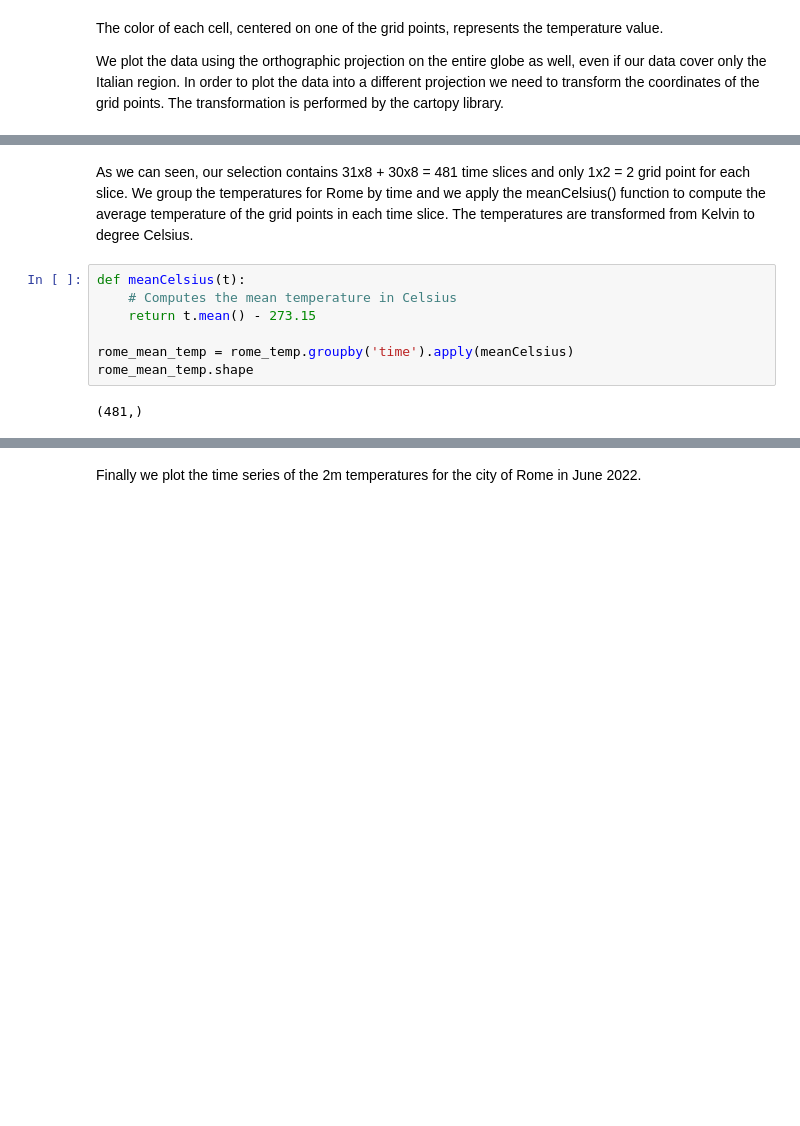
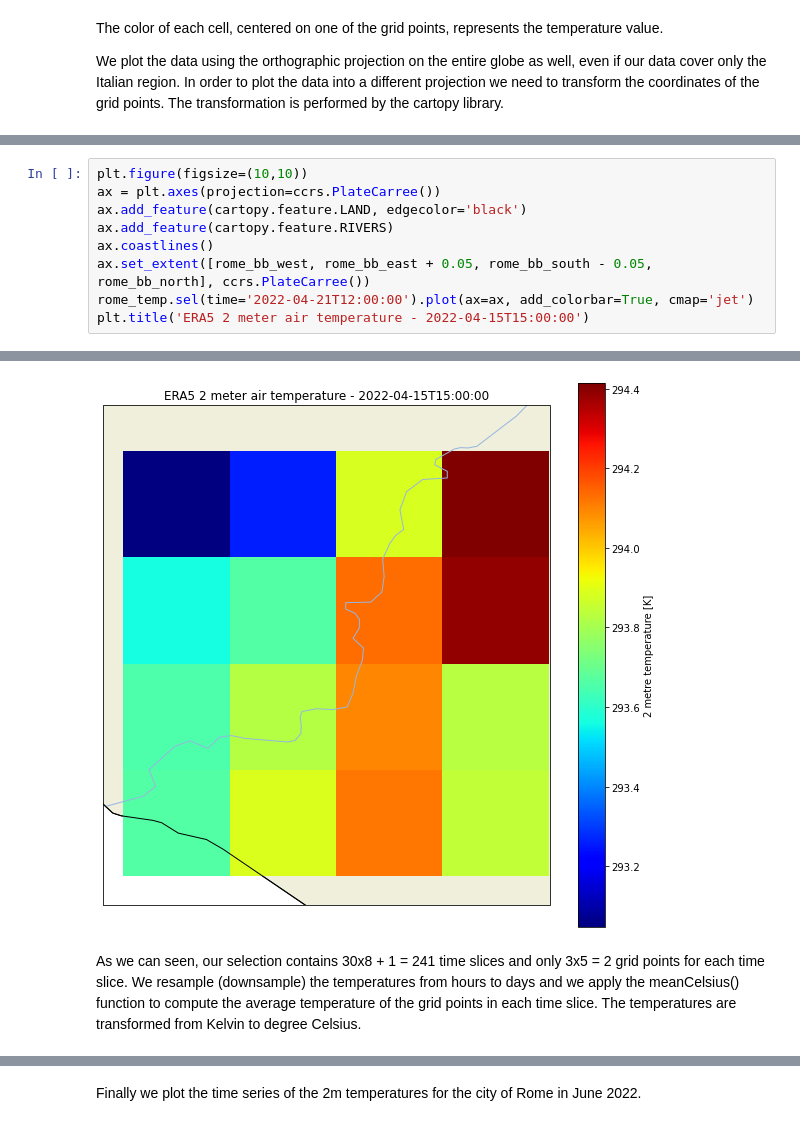
Before and after one commit to luigiselmi/wekeo_jnc, a Jupyter notebook: era5_temperature.ipynb, the cells around one changed output, grey strips where cells are left out. Drawn from its saved outputs; the diff is of its cells as text; blank space fills up the shorter version.

```diff
--- a/era5_temperature.ipynb
+++ b/era5_temperature.ipynb
@@ -223,0 +309,10 @@ rome_temp.shape
+# %%
+plt.figure(figsize=(10,10))
+ax = plt.axes(projection=ccrs.PlateCarree())
+ax.add_feature(cartopy.feature.LAND, edgecolor='black')
+ax.add_feature(cartopy.feature.RIVERS)
+ax.coastlines()
+ax.set_extent([rome_bb_west, rome_bb_east + 0.05, rome_bb_south - 0.05, rome_bb_north], ccrs.PlateCarree())
+rome_temp.sel(time='2022-04-21T12:00:00').plot(ax=ax, add_colorbar=True, cmap='jet')
+plt.title('ERA5 2 meter air temperature - 2022-04-15T15:00:00')
+# %% [output]
@@ -224,11 +320,3 @@ rome_temp.shape
+[figure, added]
 # %% [markdown]
-As we can seen, our selection contains 31x8 + 30x8 = 481 time slices and only 1x2 = 2 grid point for each slice. We group the temperatures for Rome by time and we apply the meanCelsius() function to compute the average temperature of the grid points in each time slice. The temperatures are transformed from Kelvin to degree Celsius.
+As we can seen, our selection contains 30x8 + 1 = 241 time slices and only 3x5 = 2 grid points for each time slice. We resample (downsample) the temperatures from hours to days and we apply the meanCelsius() function to compute the average temperature of the grid points in each time slice. The temperatures are transformed from Kelvin to degree Celsius.
-# %%
-def meanCelsius(t):
-    # Computes the mean temperature in Celsius
-    return t.mean() - 273.15
-
-rome_mean_temp = rome_temp.groupby('time').apply(meanCelsius)
-rome_mean_temp.shape
-# %% [output]
-(481,)
```
Also changed, not shown: parts of 26 cells of this notebook.
